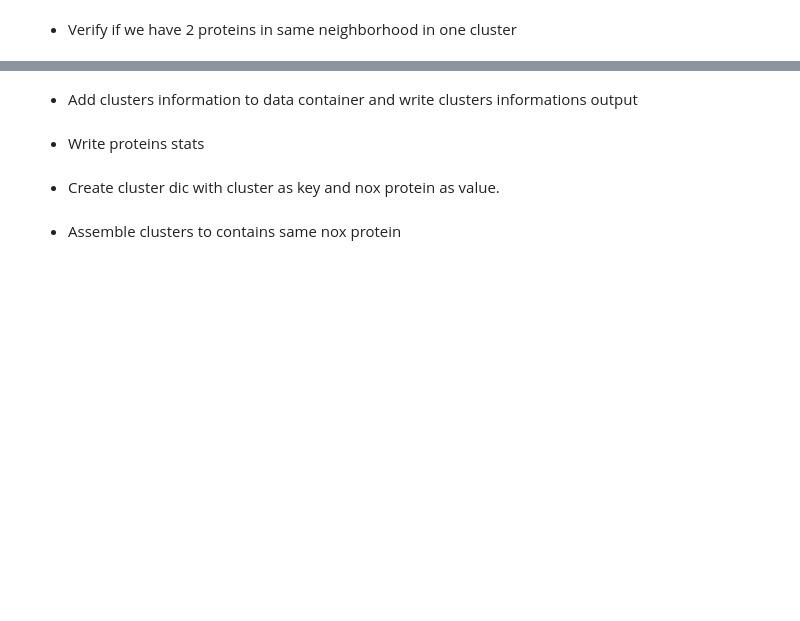
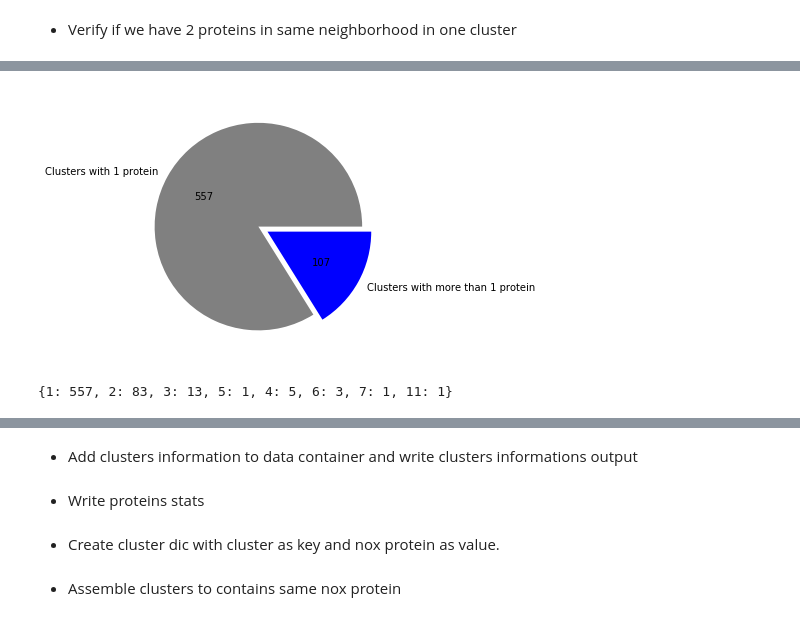
Before and after one commit to MMSB-MOBI/NOX_analysis, a Jupyter notebook: notebook/Neighborhood_analysis.ipynb, the cells around one changed output, grey strips where cells are left out. Drawn from its saved outputs; the diff is of its cells as text; code cells hidden in the pictures; blank space fills up the shorter version.

Commit message:
Beginning of neighborhood analysis

```diff
--- a/notebook/Neighborhood_analysis.ipynb
+++ b/notebook/Neighborhood_analysis.ipynb
@@ -80,3 +82,3 @@ data structure saved to /Volumes/arwen/mobi/group/NOX_CH/pickle_saved/NOX_annota
 # %%
-data=load("NOX_annotation_withGenomeRef_20190429-145001.pickle")
+data=load("NOX_annotation_withGenomeRef_20190503-145326.pickle")
 # %% [output]
@@ -91,17 +93,18 @@ count_refseq=0
 count_protein_found=0
 count_refseq_no_features=0
 for p in data :
-    if data[p]['RefSeq']['genome']:
-        data[p]['RefSeq']['neighborhood']={}
-        count_refseq+=1
-        obj=refseqColl.get(data[p]['RefSeq']['genome'][0])
-        protein_feature=obj.searchCDS(data[p]['RefSeq']['protein'][0])
-        if protein_feature:
-            count_protein_found+=1
-            data[p]['RefSeq']['protein_feature']=protein_feature
-            obj.getNeighborhood(protein_feature,5000)
-            for n in obj.neighborhood:
-                data[p]['RefSeq']['neighborhood'][n]={'cluster':None}
+    if data[p]['prot_found']:
+        if data[p]['RefSeq']['genome']:
+            data[p]['RefSeq']['neighborhood']={}
+            count_refseq+=1
+            obj=refseqColl.get(data[p]['RefSeq']['genome'][0])
+            protein_feature=obj.searchCDS(data[p]['RefSeq']['protein'][0])
+            if protein_feature:
+                count_protein_found+=1
+                data[p]['RefSeq']['protein_feature']=protein_feature
+                obj.getNeighborhood(protein_feature,10000)
+                for n in obj.neighborhood:
+                    data[p]['RefSeq']['neighborhood'][n]={'cluster':None}
 
 print(str(count_refseq)+" out of "+str(len(data))+ " proteins have RefSeq ID for the associated genome.")
 print("We retrieve proteins from RefSeq annotation for "+str(count_protein_found)+" proteins.")
@@ -131,3 +134,3 @@ data structure saved to /Volumes/arwen/mobi/group/NOX_CH/pickle_saved/NOX_annota
 # %%
-data=load("NOX_annotation_withNeighborhood_20190430-165658.pickle")
+data=load("NOX_annotation_withNeighborhood_20190503-150851.pickle")
 # %% [output]
@@ -169,7 +173,7 @@ mmseqs createtsv $WORKDIR/uniprot_refseq_neighborhood.mmseqsdb $WORKDIR/uniprot_
 # %% [markdown]
 #### Treat clustering results
 # %%
-f=open("/Volumes/arwen/mobi/group/NOX_CH/Neighborhood/uniprot_refseq_neighborhood_cluster80.tsv")
+f=open("/Users/chilpert/Work/NOX_results/Neighborhood/uniprot_refseq_neighborhood_cluster80.tsv")
 dic_cluster={}
 cluster_nb=0
 browse_representative=set()
@@ -205,0 +210,10 @@ print(str(c_nosingle)+" cluster contains more than 1 protein.")
+# %%
+labels='Clusters with 1 protein','Clusters with more than 1 protein'
+size=[len(dic_cluster)-c_nosingle,c_nosingle]
+explode=(0,0.1)
+colors=['grey','blue']
+plt.pie(size,labels=labels,explode=explode,colors=colors,autopct=lambda p: '{:.0f}'.format(p * len(dic_cluster) / 100))
+plt.tight_layout()
+plt.savefig("/Users/chilpert/Work/NOX_visu/clusters_size.pdf", bbox_inches='tight',format="pdf")
+# %% [output]
+[figure, added]
@@ -205,0 +227,4 @@ print(str(c_nosingle)+" cluster contains more than 1 protein.")
+# %%
+print(dic_nb_cluster)
+# %% [output]
+{1: 557, 2: 83, 3: 13, 5: 1, 4: 5, 6: 3, 7: 1, 11: 1}
```
Also changed, not shown: parts of 21 cells of this notebook.
